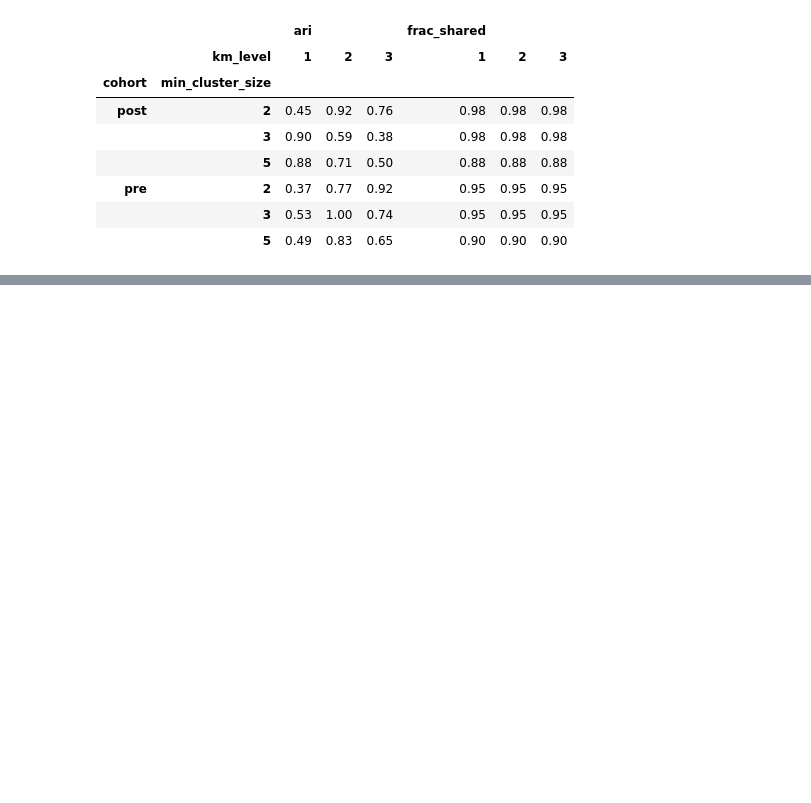
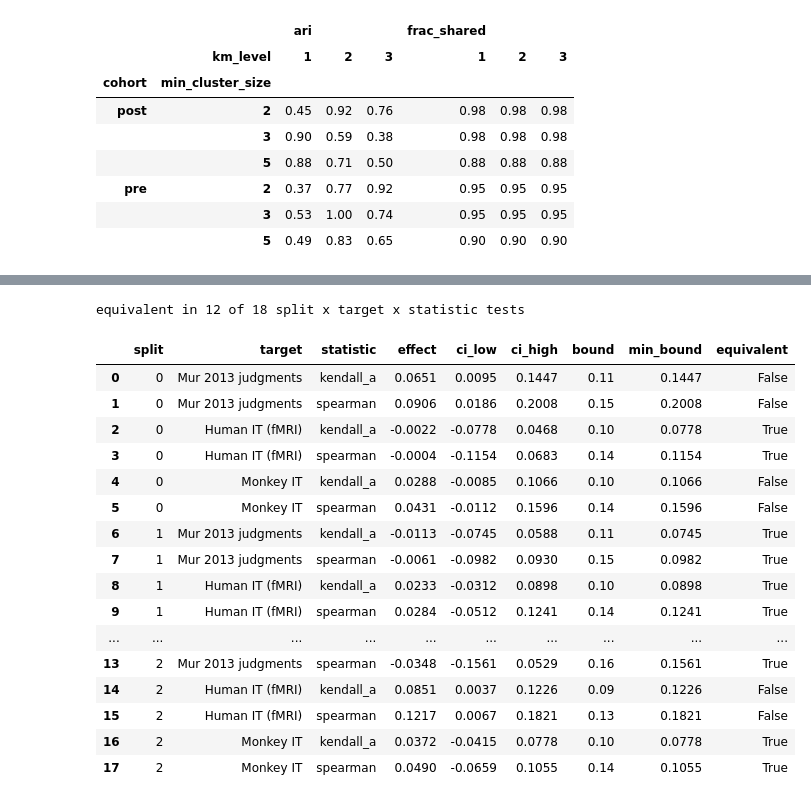
Before and after one commit to JonNir1/hierarchical_image_database, a Jupyter notebook: analysis/build_rdms/kriegeskorte92_comparison.ipynb, the cells around one changed output, grey strips where cells are left out. Saved outputs shown, nothing was run; the diff lists cells and outputs as text; code cells hidden in the pictures; blank space fills up the shorter version.

```diff
--- a/analysis/build_rdms/kriegeskorte92_comparison.ipynb
+++ b/analysis/build_rdms/kriegeskorte92_comparison.ipynb
@@ -150,0 +200,24 @@ h.pivot_table(index=["cohort", "min_cluster_size"], columns="km_level", values=[
+# %%
+V = pd.read_csv(D / "k92_equivalence_validation.csv")
+V["target"] = V["target"].map(TARGET)
+print(f"equivalent in {int(V['equivalent'].sum())} of {len(V)} split x target x statistic tests")
+V[["split", "target", "statistic", "effect", "ci_low", "ci_high", "bound", "min_bound", "equivalent"]].round(4)
+# %% [output]
+equivalent in 12 of 18 split x target x statistic tests
+|  | split | target | statistic | effect | ci_low | ci_high | bound | min_bound | equivalent |
+| 0 | 0 | Mur 2013 judgments | kendall_a | 0.0651 | 0.0095 | 0.1447 | 0.11 | 0.1447 | False |
+| 1 | 0 | Mur 2013 judgments | spearman | 0.0906 | 0.0186 | 0.2008 | 0.15 | 0.2008 | False |
+| 2 | 0 | Human IT (fMRI) | kendall_a | -0.0022 | -0.0778 | 0.0468 | 0.10 | 0.0778 | True |
+| 3 | 0 | Human IT (fMRI) | spearman | -0.0004 | -0.1154 | 0.0683 | 0.14 | 0.1154 | True |
+| 4 | 0 | Monkey IT | kendall_a | 0.0288 | -0.0085 | 0.1066 | 0.10 | 0.1066 | False |
+| 5 | 0 | Monkey IT | spearman | 0.0431 | -0.0112 | 0.1596 | 0.14 | 0.1596 | False |
+| 6 | 1 | Mur 2013 judgments | kendall_a | -0.0113 | -0.0745 | 0.0588 | 0.11 | 0.0745 | True |
+| 7 | 1 | Mur 2013 judgments | spearman | -0.0061 | -0.0982 | 0.0930 | 0.15 | 0.0982 | True |
+| 8 | 1 | Human IT (fMRI) | kendall_a | 0.0233 | -0.0312 | 0.0898 | 0.10 | 0.0898 | True |
+| 9 | 1 | Human IT (fMRI) | spearman | 0.0284 | -0.0512 | 0.1241 | 0.14 | 0.1241 | True |
+| ... | ... | ... | ... | ... | ... | ... | ... | ... | ... |
+| 13 | 2 | Mur 2013 judgments | spearman | -0.0348 | -0.1561 | 0.0529 | 0.16 | 0.1561 | True |
+| 14 | 2 | Human IT (fMRI) | kendall_a | 0.0851 | 0.0037 | 0.1226 | 0.09 | 0.1226 | False |
+| 15 | 2 | Human IT (fMRI) | spearman | 0.1217 | 0.0067 | 0.1821 | 0.13 | 0.1821 | False |
+| 16 | 2 | Monkey IT | kendall_a | 0.0372 | -0.0415 | 0.0778 | 0.10 | 0.0778 | True |
+| 17 | 2 | Monkey IT | spearman | 0.0490 | -0.0659 | 0.1055 | 0.14 | 0.1055 | True |
```
Also changed, not shown: parts of 4 cells of this notebook, 5 other files.
